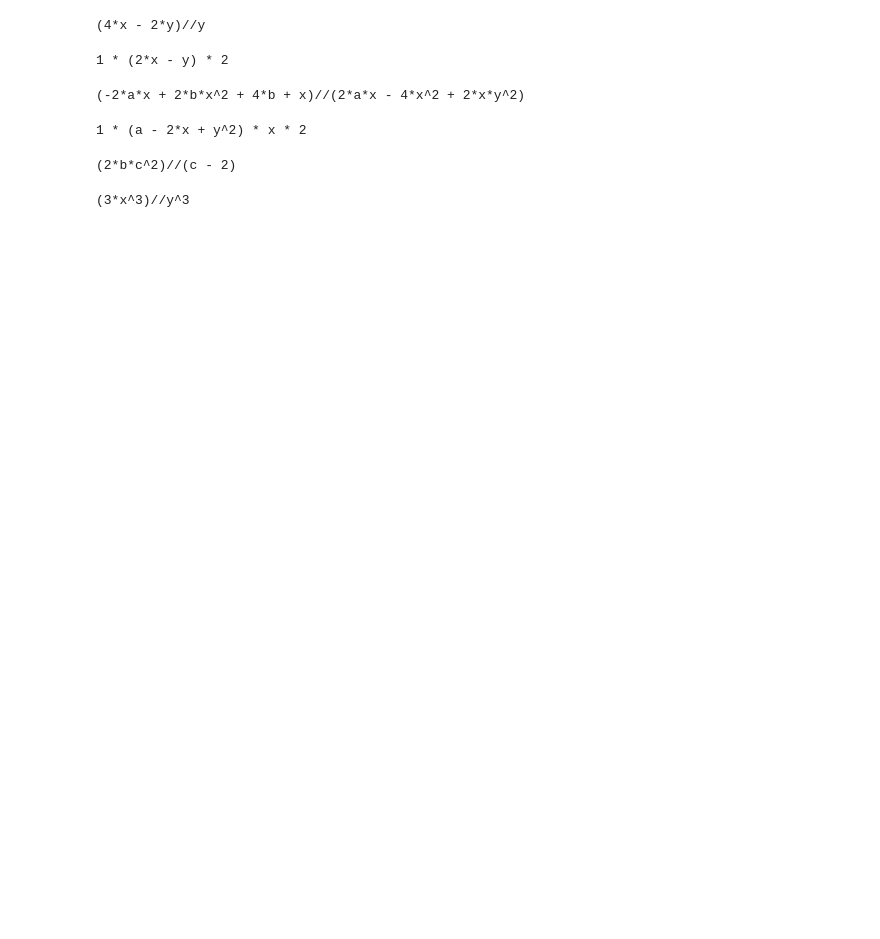
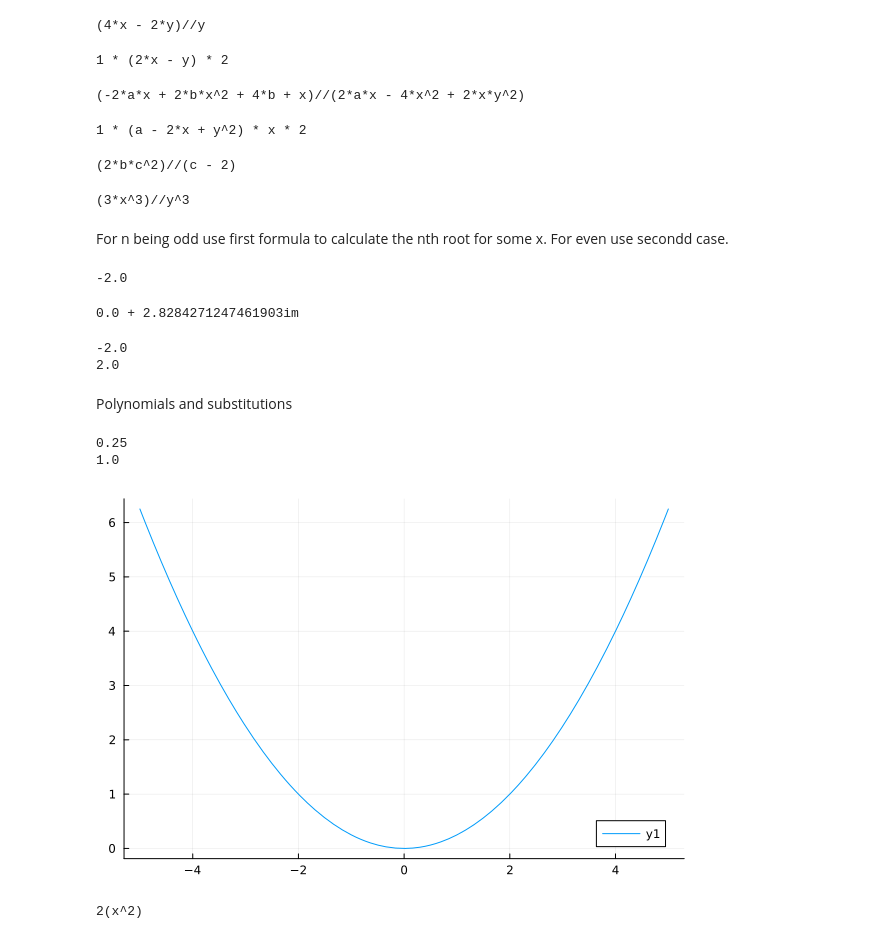
Before and after one commit to FourMInfo/Math_Foundations, a Jupyter notebook: notebooks/Basics.ipynb, the cells around one changed output. Drawn from its saved outputs; the diff is of its cells as text; code cells hidden in the pictures; blank space fills up the shorter version.

```diff
--- a/notebooks/Basics.ipynb
+++ b/notebooks/Basics.ipynb
@@ -111,3 +104,47 @@ factor((4*a^3*(b*c)^2)//((2*a*b*c-4*a*b)*a^2))
 factor((3*x^2*y*z)^3//(9*(x*y^2*z)^3))
 # %% [output]
 (3*x^3)//y^3
+# %% [markdown]
+For n being odd use first formula to calculate the nth root for some x. For even use secondd case.
+# %%
+x = -8
+n = 3
+sign(x) * abs(x)^(1/n)
+# %% [output]
+-2.0
+# %%
+x = -8
+n = 2
+Complex(x)^(1/n)
+# %% [output]
+0.0 + 2.8284271247461903im
+# %%
+function nth_root(x, n)
+    return x < 0 && n % 2 == 1 ? -abs(x)^(1/n) : x^(1/n)
+end
+
+# Examples
+println(nth_root(-8, 3))  # Should return -2.0
+println(nth_root(16, 4))  # Should return 2.0
+# %% [output]
+-2.0
+2.0
+# %% [markdown]
+Polynomials and substitutions
+# %%
+@variables x
+y = (1/4)*x^2
+println(substitute(y, x=>1))
+println(substitute(y, x=>2))
+#fx(x) = eval(build_function(y,x))
+plot(y)
+# %% [output]
+0.25
+1.0
+[figure, added]
+# %%
+@variables x a n
+y = a*x^n
+println(substitute(y, Dict(a=>2, n=>2)),)
+# %% [output]
+2(x^2)
```
Also changed, not shown: parts of 11 cells of this notebook, 3 other files.
